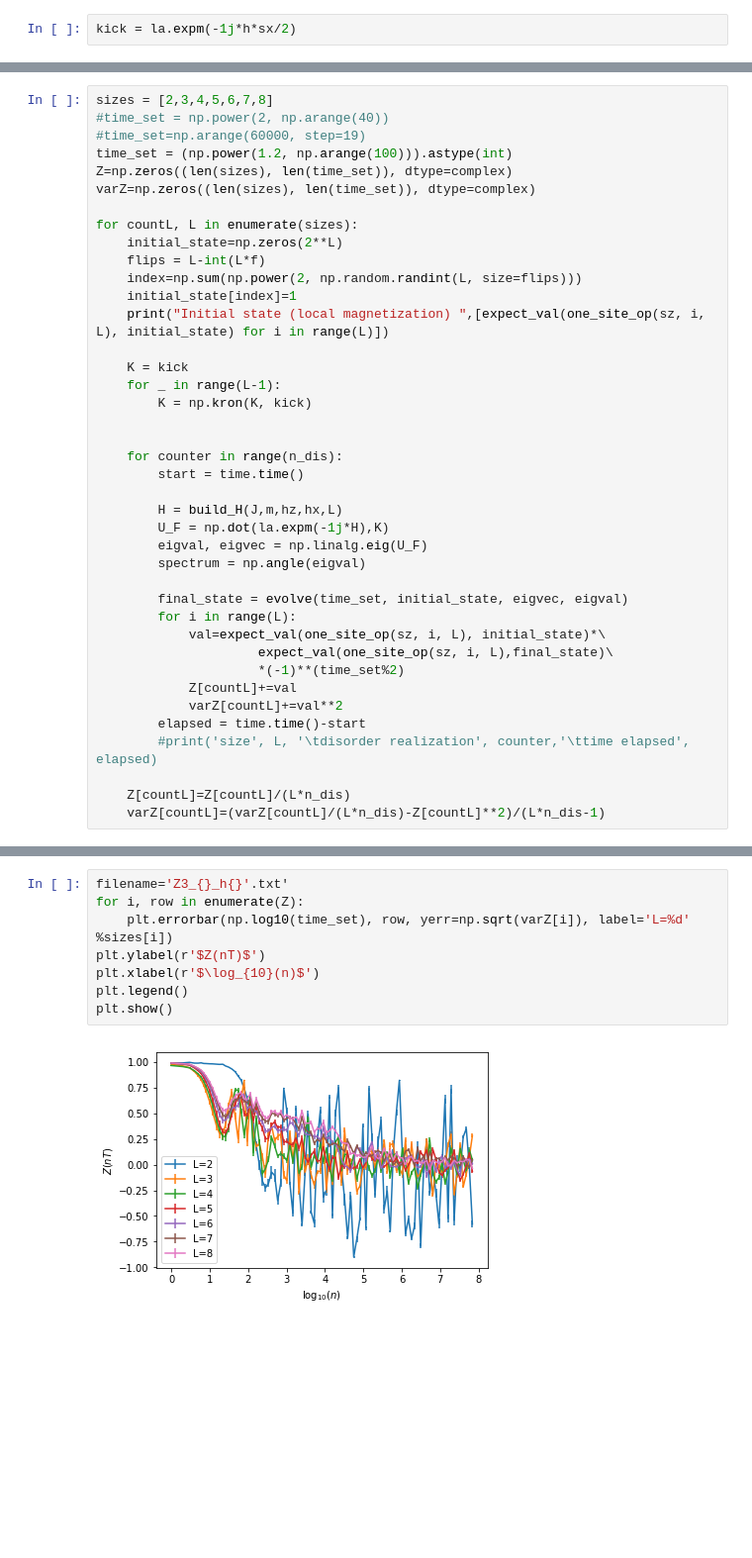
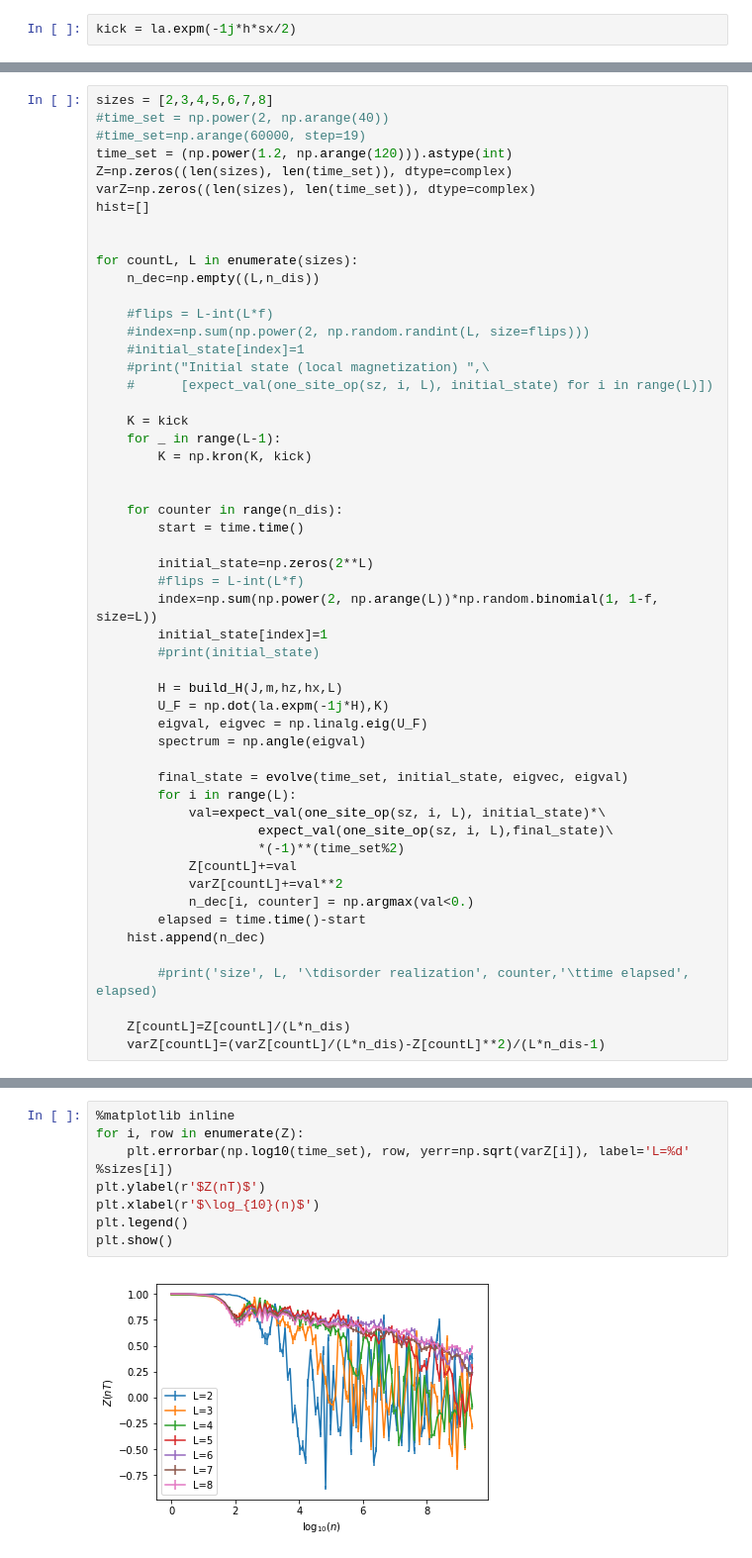
Before and after one commit to suracefm/exactdiag, a Jupyter notebook: 2018/Z2.ipynb, the cells around one changed output, grey strips where cells are left out. Shown: that part at 99% size. Drawn from its saved outputs; the diff is of its cells as text; blank space fills up the shorter version.

```diff
--- a/2018/Z2.ipynb
+++ b/2018/Z2.ipynb
@@ -32,16 +33,20 @@ def build_H(J,m,hz,hx,L):
 sizes = [2,3,4,5,6,7,8]
 #time_set = np.power(2, np.arange(40))
 #time_set=np.arange(60000, step=19)
-time_set = (np.power(1.2, np.arange(100))).astype(int)
+time_set = (np.power(1.2, np.arange(120))).astype(int)
 Z=np.zeros((len(sizes), len(time_set)), dtype=complex)
 varZ=np.zeros((len(sizes), len(time_set)), dtype=complex)
+hist=[]
+
 
 for countL, L in enumerate(sizes):
-    initial_state=np.zeros(2**L)
-    flips = L-int(L*f)
-    index=np.sum(np.power(2, np.random.randint(L, size=flips)))
-    initial_state[index]=1
-    print("Initial state (local magnetization) ",[expect_val(one_site_op(sz, i, L), initial_state) for i in range(L)])
+    n_dec=np.empty((L,n_dis))
+
+    #flips = L-int(L*f)
+    #index=np.sum(np.power(2, np.random.randint(L, size=flips)))
+    #initial_state[index]=1
+    #print("Initial state (local magnetization) ",\
+    #      [expect_val(one_site_op(sz, i, L), initial_state) for i in range(L)])
 
     K = kick
     for _ in range(L-1):
@@ -50,6 +55,12 @@ for countL, L in enumerate(sizes):
 
     for counter in range(n_dis):
         start = time.time()
+
+        initial_state=np.zeros(2**L)
+        #flips = L-int(L*f)
+        index=np.sum(np.power(2, np.arange(L))*np.random.binomial(1, 1-f, size=L))
+        initial_state[index]=1
+        #print(initial_state)
 
         H = build_H(J,m,hz,hx,L)
         U_F = np.dot(la.expm(-1j*H),K)
@@ -63,7 +74,10 @@ for countL, L in enumerate(sizes):
                      *(-1)**(time_set%2)
             Z[countL]+=val
             varZ[countL]+=val**2
+            n_dec[i, counter] = np.argmax(val<0.)
         elapsed = time.time()-start
+    hist.append(n_dec)
+
         #print('size', L, '\tdisorder realization', counter,'\ttime elapsed', elapsed)
 
     Z[countL]=Z[countL]/(L*n_dis)
@@ -79,10 +85,10 @@ Initial state (local magnetization)  [1.0, 1.0, -1.0, 1.0, 1.0, 1.0, 1.0, 1.0]
 # %%
-filename='Z3_{}_h{}'.txt'
+%matplotlib inline
 for i, row in enumerate(Z):
     plt.errorbar(np.log10(time_set), row, yerr=np.sqrt(varZ[i]), label='L=%d' %sizes[i])
 plt.ylabel(r'$Z(nT)$')
 plt.xlabel(r'$\log_{10}(n)$')
 plt.legend()
 plt.show()
 # %% [output]
-[figure, old version]
+[figure, new version]
```
Also changed, not shown: parts of 5 cells of this notebook, 34 other files.
